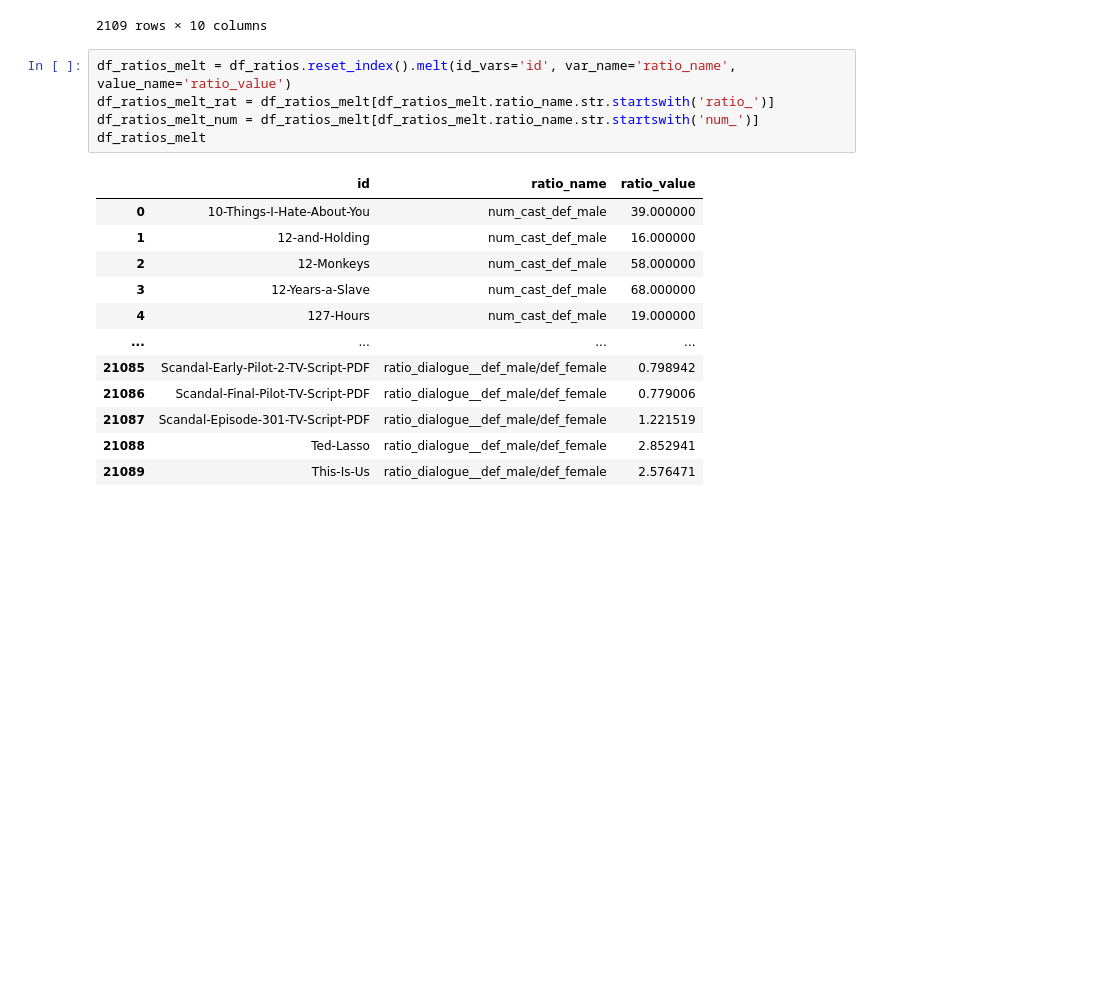
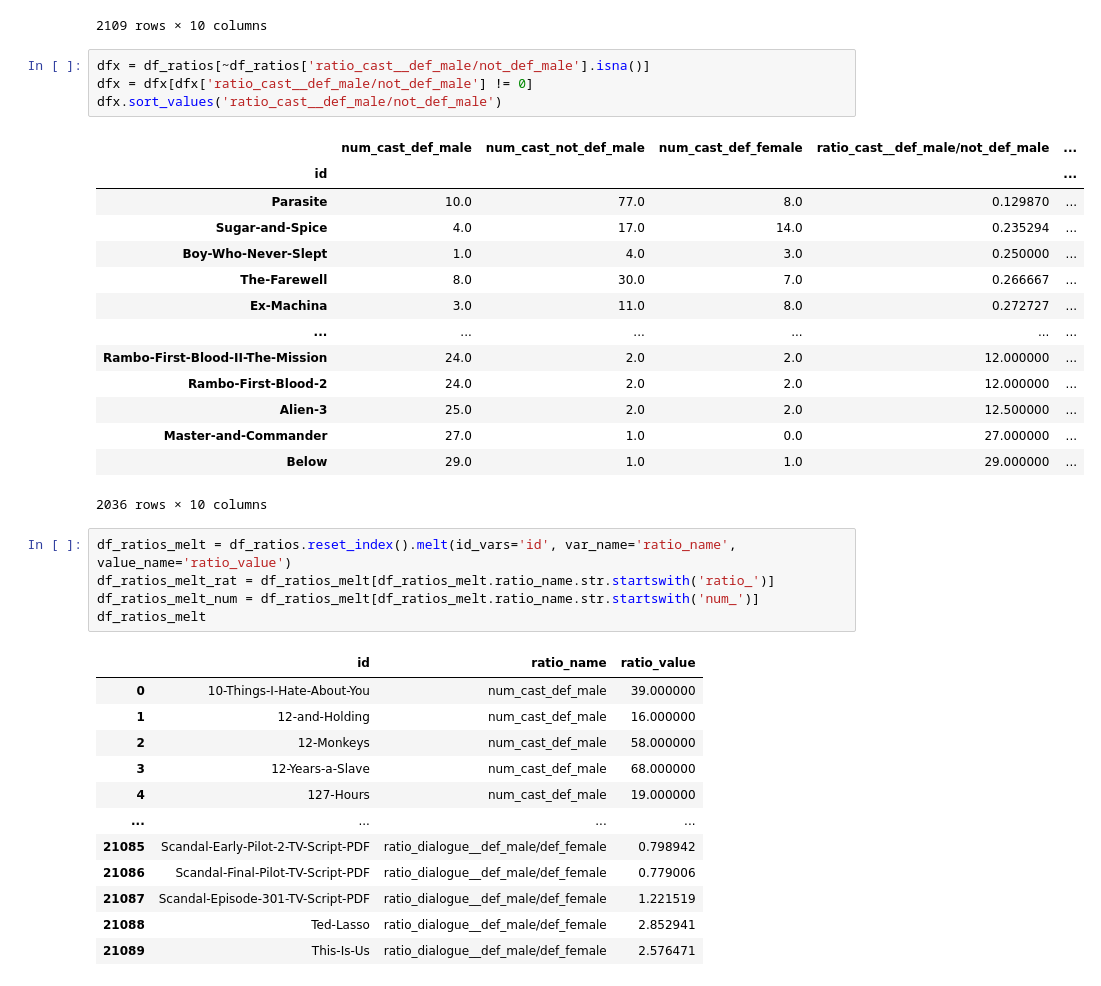
Before and after one commit to quadrismegistus/bechdeltest, a Jupyter notebook: notebooks/GenderRatios.ipynb, the cells around one changed output. Saved outputs shown, nothing was run; the diff lists cells and outputs as text; blank space fills up the shorter version.

```diff
--- a/notebooks/GenderRatios.ipynb
+++ b/notebooks/GenderRatios.ipynb
@@ -38,6 +38,25 @@ df_ratios
 | Ted-Lasso | 154.0 | 101.0 | 62.0 | 1.524752 | ... |
 | This-Is-Us | 517.0 | 498.0 | 313.0 | 1.038153 | ... |
 2109 rows × 10 columns
+# %%
+dfx = df_ratios[~df_ratios['ratio_cast__def_male/not_def_male'].isna()]
+dfx = dfx[dfx['ratio_cast__def_male/not_def_male'] != 0]
+dfx.sort_values('ratio_cast__def_male/not_def_male')
+# %% [output]
+|  | num_cast_def_male | num_cast_not_def_male | num_cast_def_female | ratio_cast__def_male/not_def_male | ... |
+| id |  |  |  |  | ... |
+| Parasite | 10.0 | 77.0 | 8.0 | 0.129870 | ... |
+| Sugar-and-Spice | 4.0 | 17.0 | 14.0 | 0.235294 | ... |
+| Boy-Who-Never-Slept | 1.0 | 4.0 | 3.0 | 0.250000 | ... |
+| The-Farewell | 8.0 | 30.0 | 7.0 | 0.266667 | ... |
+| Ex-Machina | 3.0 | 11.0 | 8.0 | 0.272727 | ... |
+| ... | ... | ... | ... | ... | ... |
+| Rambo-First-Blood-II-The-Mission | 24.0 | 2.0 | 2.0 | 12.000000 | ... |
+| Rambo-First-Blood-2 | 24.0 | 2.0 | 2.0 | 12.000000 | ... |
+| Alien-3 | 25.0 | 2.0 | 2.0 | 12.500000 | ... |
+| Master-and-Commander | 27.0 | 1.0 | 0.0 | 27.000000 | ... |
+| Below | 29.0 | 1.0 | 1.0 | 29.000000 | ... |
+2036 rows × 10 columns
 # %%
 df_ratios_melt = df_ratios.reset_index().melt(id_vars='id', var_name='ratio_name', value_name='ratio_value')
 df_ratios_melt_rat = df_ratios_melt[df_ratios_melt.ratio_name.str.startswith('ratio_')]
```
Also changed, not shown: parts of 2 cells of this notebook, 10 other files.
